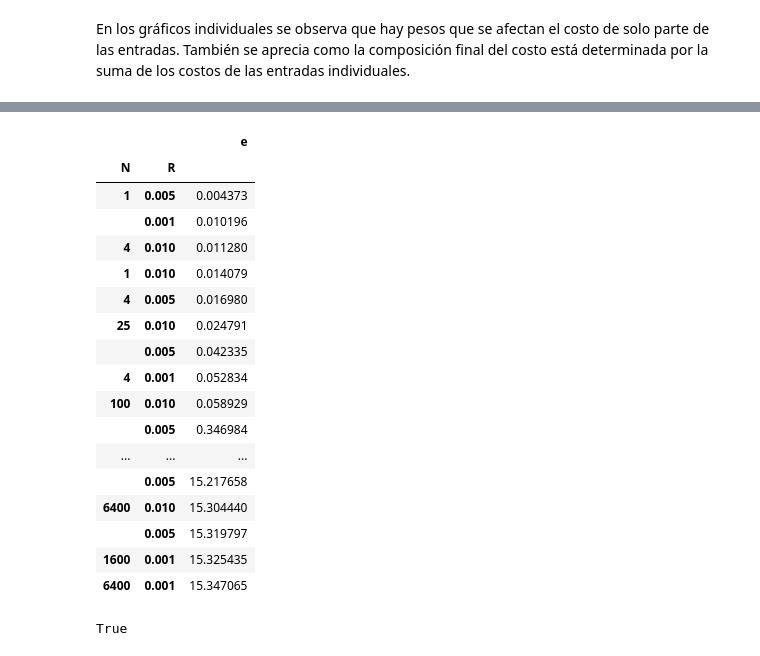
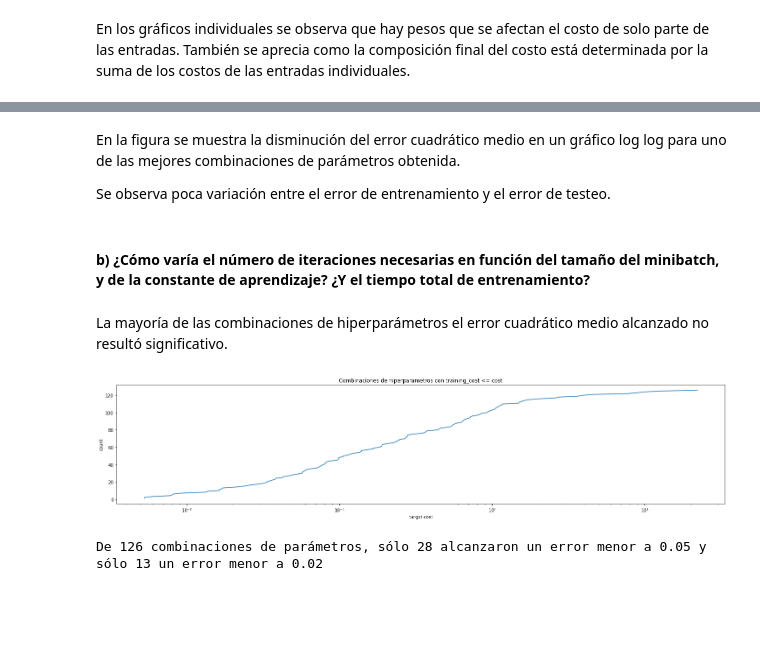
Before and after one commit to xvan/RedesNeuronales, a Jupyter notebook: TP2/tp2/tp2.ipynb, the cells around one changed output, grey strips where cells are left out. Drawn from its saved outputs; the diff is of its cells as text; code cells hidden in the pictures; blank space fills up the shorter version.

```diff
--- a/TP2/tp2/tp2.ipynb
+++ b/TP2/tp2/tp2.ipynb
@@ -547,25 +499,0 @@ filtered_data = sim_data
-# %%
-pd.DataFrame([( data[0],data[1], min(data[3][0])/3) for data in filtered_data ], columns=["N","R","e"]).set_index(["N","R"]).sort_values("e")
-# %% [output]
-|  |  | e |
-| N | R |  |
-| 1 | 0.005 | 0.004373 |
-|  | 0.001 | 0.010196 |
-| 4 | 0.010 | 0.011280 |
-| 1 | 0.010 | 0.014079 |
-| 4 | 0.005 | 0.016980 |
-| 25 | 0.010 | 0.024791 |
-|  | 0.005 | 0.042335 |
-| 4 | 0.001 | 0.052834 |
-| 100 | 0.010 | 0.058929 |
-|  | 0.005 | 0.346984 |
-| ... | ... | ... |
-|  | 0.005 | 15.217658 |
-| 6400 | 0.010 | 15.304440 |
-|  | 0.005 | 15.319797 |
-| 1600 | 0.001 | 15.325435 |
-| 6400 | 0.001 | 15.347065 |
-# %%
-sim_data[0][3][-1][0] < 1
-# %% [output]
-True
@@ -573,0 +500,22 @@ True
+# %% [markdown]
+En la figura se muestra la disminución del error cuadrático medio en un gráfico log log para uno de las mejores combinaciones de parámetros obtenida.
+
+Se observa poca variación entre el error de entrenamiento y el error de testeo.
+# %% [markdown]
+#### b) ¿Cómo varía el número de iteraciones necesarias en función del tamaño del minibatch, y de la constante de aprendizaje? ¿Y el tiempo total de entrenamiento?
+# %% [markdown]
+La mayoría de las combinaciones de hiperparámetros el error cuadrático medio alcanzado no resultó significativo.
+# %%
+plt.plot(min_error, (np.arange(len(min_error))+1))
+plt.xscale("log")
+plt.xlabel("target cost")
+plt.ylabel("count")
+_=plt.title("Combinaciones de hiperparametros con training_cost <= cost")
+# with pd.option_context('display.max_rows', None, 'display.max_columns', None):  # more options can be specified also
+#    display(min_error[min_error["e"] < 0.1])
+# %% [output]
+[figure, added]
+# %%
+print("De %i combinaciones de parámetros, sólo %i alcanzaron un error menor a 0.05 y sólo %i un error menor a 0.02" % (len(min_error),sum(min_error["e"]<0.05),sum(min_error["e"]<0.02)))
+# %% [output]
+De 126 combinaciones de parámetros, sólo 28 alcanzaron un error menor a 0.05 y sólo 13 un error menor a 0.02
```
Also changed, not shown: parts of 25 cells of this notebook.
